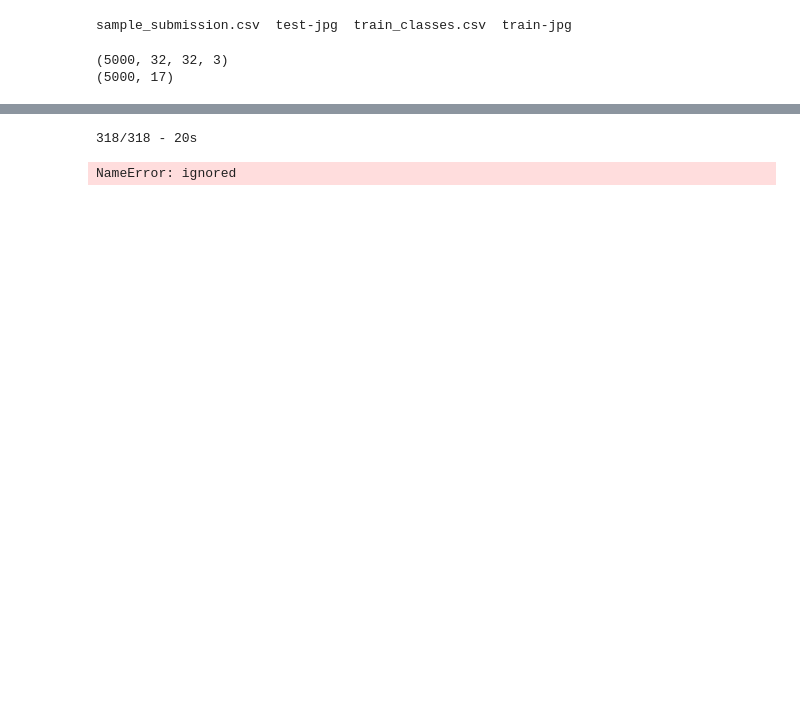
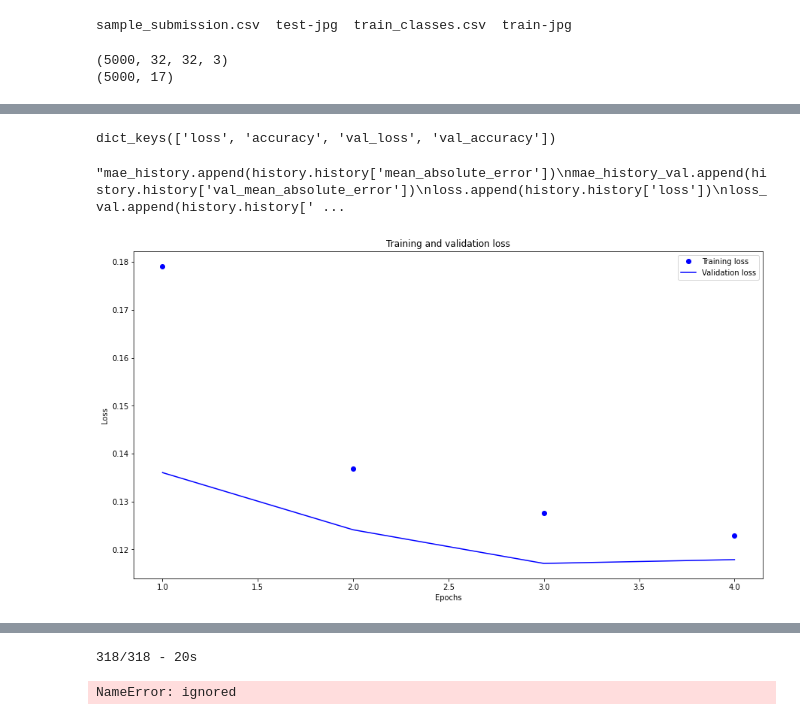
Before and after one commit to sidhant-guliani/satellite-images-CNN, a Jupyter notebook: cnn_geospatial_data.ipynb, the cells around one changed output, grey strips where cells are left out. Drawn from its saved outputs; the diff is of its cells as text; code cells hidden in the pictures; blank space fills up the shorter version.

```diff
--- a/cnn_geospatial_data.ipynb
+++ b/cnn_geospatial_data.ipynb
@@ -62,7 +68,7 @@ x_valid = []
 y_valid = []
 
 df_valid = df_train_data[(len(df_train_data) - valid_data_size):]
-for f, tags in tqdm(df_valid.values, miniters=100):
+for f, tags in tqdm(df_valid.values, miniters=500):
     dir_open= os.path.join(base_dir, 'train-jpg/{}.jpg'.format(f))
     img = cv2.imread(dir_open)
     img = cv2.resize(img, (input_size, input_size))
@@ -88,7 +94,7 @@ y_train = []
 
 df_train = df_train_data[:(len(df_train_data) - valid_data_size)]
 
-for f, tags in tqdm(df_train.values, miniters=1000):
+for f, tags in tqdm(df_train.values, miniters=10000):
     dir_open= os.path.join(base_dir, 'train-jpg/{}.jpg'.format(f))
     img = cv2.imread(dir_open)
     img = cv2.resize(img, (input_size, input_size))
@@ -118,0 +187,29 @@ x_train = np.array(x_train, np.float32)
+# %%
+history_dict = history_1.history
+print(history_dict.keys())
+
+'''mae_history.append(history.history['mean_absolute_error'])
+mae_history_val.append(history.history['val_mean_absolute_error'])
+loss.append(history.history['loss'])
+loss_val.append(history.history['val_loss'])'''
+# %% [output]
+dict_keys(['loss', 'accuracy', 'val_loss', 'val_accuracy'])
+"mae_history.append(history.history['mean_absolute_error'])\nmae_history_val.append(history.history['val_mean_absolute_error'])\nloss.append(history.history['loss'])\nloss_val.append(history.history[' ...
+# %%
+accuracy = history_1.history['accuracy']
+val_loss = history_1.history['val_loss']
+loss = history_1.history['loss']
+val_acc = history_1.history['val_accuracy']
+
+epochs = range(1, len(accuracy) + 1)
+plt.figure(figsize=(15,8))
+plt.plot(epochs, loss, 'bo', label='Training loss')
+plt.plot(epochs, val_loss, 'b', label='Validation loss')
+plt.title('Training and validation loss')
+plt.xlabel('Epochs')
+plt.ylabel('Loss')
+plt.legend()
+
+plt.show()
+# %% [output]
+[figure, added]
```
Also changed, not shown: parts of 9 cells of this notebook.
